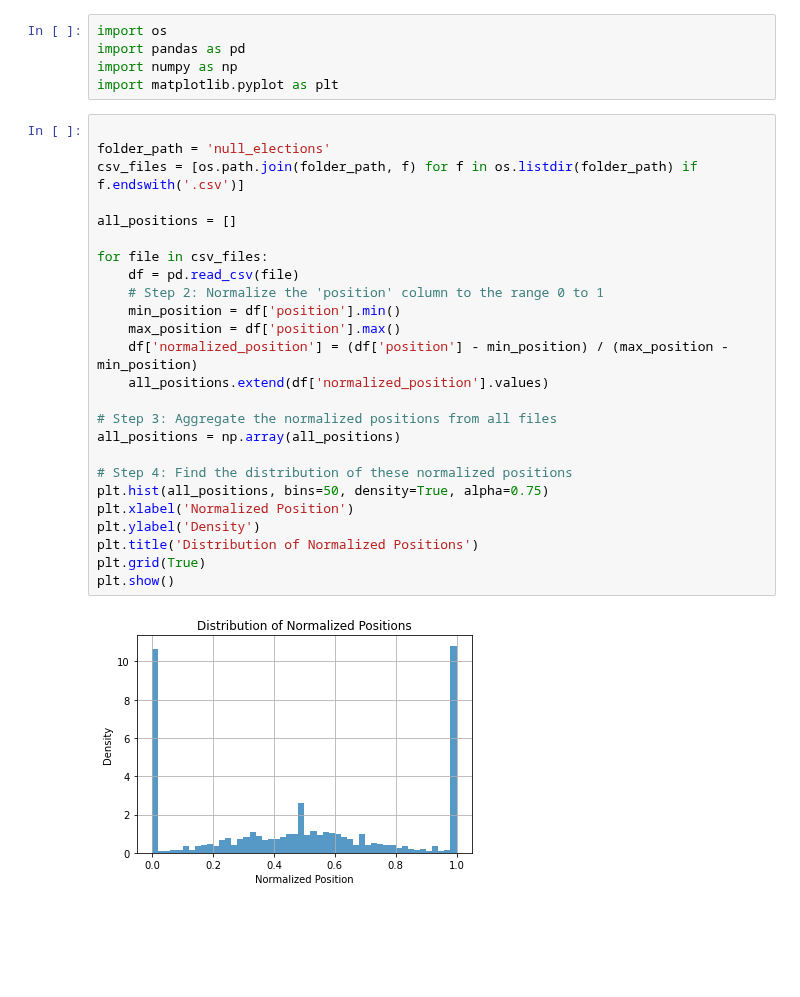
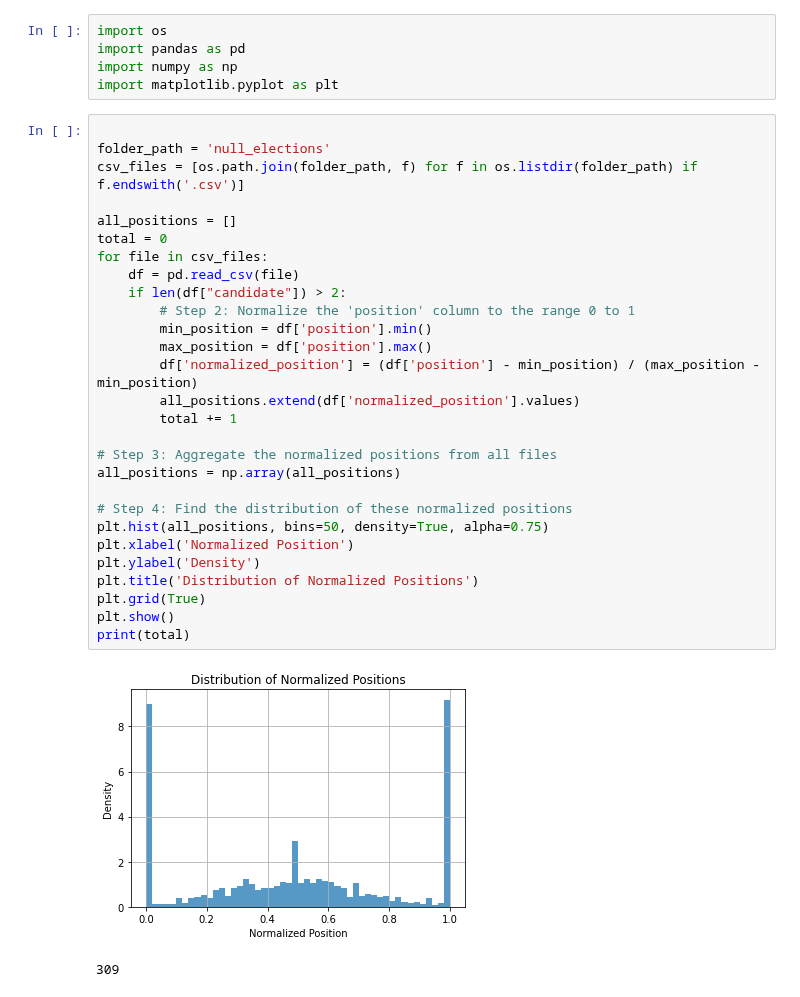
Before and after one commit to ericssimpson/voting-analysis-tools, a Jupyter notebook: cleaned files/candidate_distribution.ipynb, the cells around one changed output. Saved outputs shown, nothing was run; the diff lists cells and outputs as text; blank space fills up the shorter version.

```diff
--- a/cleaned files/candidate_distribution.ipynb
+++ b/cleaned files/candidate_distribution.ipynb
@@ -6,30 +6,34 @@ import matplotlib.pyplot as plt
 # %%
 
 folder_path = 'null_elections'
 csv_files = [os.path.join(folder_path, f) for f in os.listdir(folder_path) if f.endswith('.csv')]
 
 all_positions = []
-
+total = 0
 for file in csv_files:
     df = pd.read_csv(file)
-    # Step 2: Normalize the 'position' column to the range 0 to 1
-    min_position = df['position'].min()
-    max_position = df['position'].max()
-    df['normalized_position'] = (df['position'] - min_position) / (max_position - min_position)
-    all_positions.extend(df['normalized_position'].values)
+    if len(df["candidate"]) > 2:
+        # Step 2: Normalize the 'position' column to the range 0 to 1
+        min_position = df['position'].min()
+        max_position = df['position'].max()
+        df['normalized_position'] = (df['position'] - min_position) / (max_position - min_position)
+        all_positions.extend(df['normalized_position'].values)
+        total += 1
 
 # Step 3: Aggregate the normalized positions from all files
 all_positions = np.array(all_positions)
 
 # Step 4: Find the distribution of these normalized positions
 plt.hist(all_positions, bins=50, density=True, alpha=0.75)
 plt.xlabel('Normalized Position')
 plt.ylabel('Density')
 plt.title('Distribution of Normalized Positions')
 plt.grid(True)
 plt.show()
+print(total)
 # %% [output]
-[figure, old version]
+[figure, new version]
+309
 # %%
 
 
```
Also changed, not shown: parts of 13 cells of this notebook, 6 other files.
